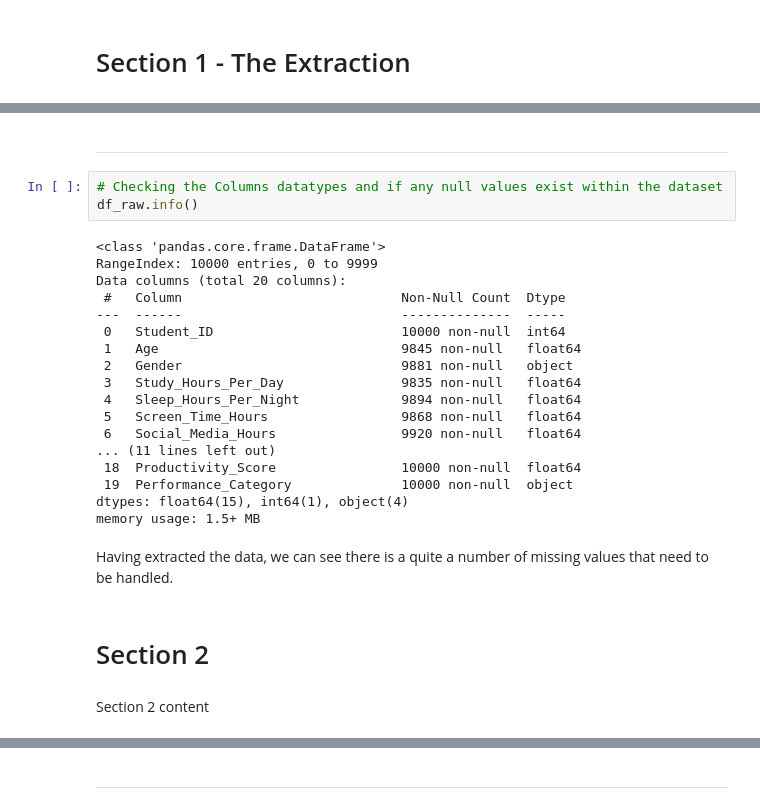
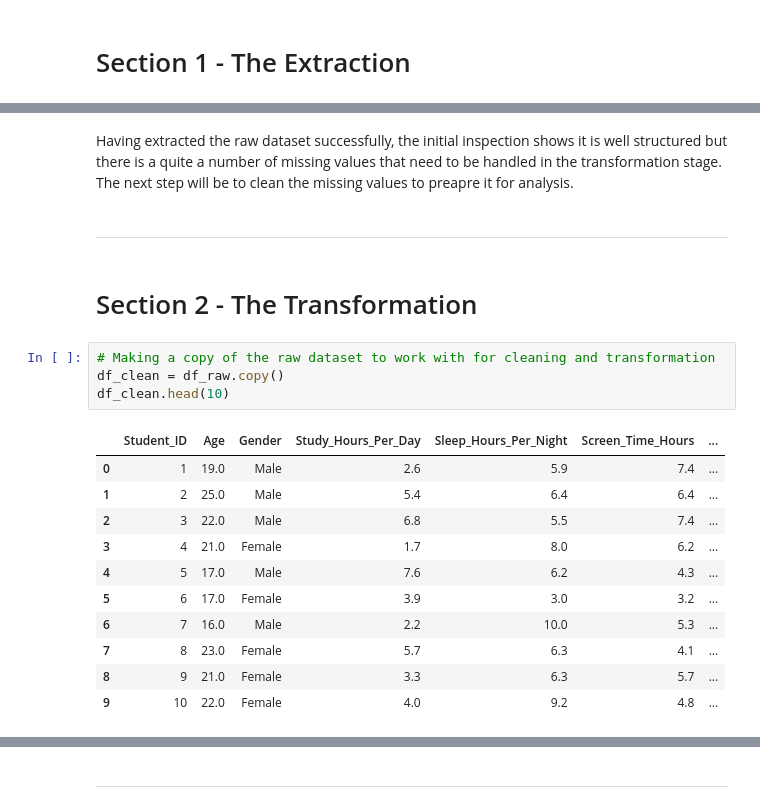
Before and after one commit to 13NateMate37/Student_Productivity_analysis, a Jupyter notebook: jupyter_notebooks/ETL.ipynb, the cells around one changed output, grey strips where cells are left out. Cells and saved outputs as stored; diff of their text form.

```diff
--- a/jupyter_notebooks/ETL.ipynb
+++ b/jupyter_notebooks/ETL.ipynb
@@ -87,29 +152,22 @@ df_raw
+# %% [markdown]
+Having extracted the raw dataset successfully, the initial inspection shows it is well structured but there is a quite a number of missing values that need to be handled in the transformation stage. The next step will be to clean the missing values to preapre it for analysis.
 # %% [markdown]
 ---
-# %%
-# Checking the Columns datatypes and if any null values exist within the dataset
-df_raw.info()
-# %% [output]
-<class 'pandas.core.frame.DataFrame'>
-RangeIndex: 10000 entries, 0 to 9999
-Data columns (total 20 columns):
- #   Column                            Non-Null Count  Dtype
----  ------                            --------------  -----
- 0   Student_ID                        10000 non-null  int64
- 1   Age                               9845 non-null   float64
- 2   Gender                            9881 non-null   object
- 3   Study_Hours_Per_Day               9835 non-null   float64
- 4   Sleep_Hours_Per_Night             9894 non-null   float64
- 5   Screen_Time_Hours                 9868 non-null   float64
- 6   Social_Media_Hours                9920 non-null   float64
-... (11 lines left out)
- 18  Productivity_Score                10000 non-null  float64
- 19  Performance_Category              10000 non-null  object
-dtypes: float64(15), int64(1), object(4)
-memory usage: 1.5+ MB
-# %% [markdown]
-Having extracted the data, we can see there is a quite a number of missing values that need to be handled.
 # %% [markdown]
-# Section 2
+# Section 2 - The Transformation
-# %% [markdown]
-Section 2 content
+# %%
+# Making a copy of the raw dataset to work with for cleaning and transformation
+df_clean = df_raw.copy()
+df_clean.head(10)
+# %% [output]
+|  | Student_ID | Age | Gender | Study_Hours_Per_Day | Sleep_Hours_Per_Night | Screen_Time_Hours | ... |
+| 0 | 1 | 19.0 | Male | 2.6 | 5.9 | 7.4 | ... |
+| 1 | 2 | 25.0 | Male | 5.4 | 6.4 | 6.4 | ... |
+| 2 | 3 | 22.0 | Male | 6.8 | 5.5 | 7.4 | ... |
+| 3 | 4 | 21.0 | Female | 1.7 | 8.0 | 6.2 | ... |
+| 4 | 5 | 17.0 | Male | 7.6 | 6.2 | 4.3 | ... |
+| 5 | 6 | 17.0 | Female | 3.9 | 3.0 | 3.2 | ... |
+| 6 | 7 | 16.0 | Male | 2.2 | 10.0 | 5.3 | ... |
+| 7 | 8 | 23.0 | Female | 5.7 | 6.3 | 4.1 | ... |
+| 8 | 9 | 21.0 | Female | 3.3 | 6.3 | 5.7 | ... |
+| 9 | 10 | 22.0 | Female | 4.0 | 9.2 | 4.8 | ... |
```
Also changed, not shown: parts of 16 cells of this notebook, 2 other files.
